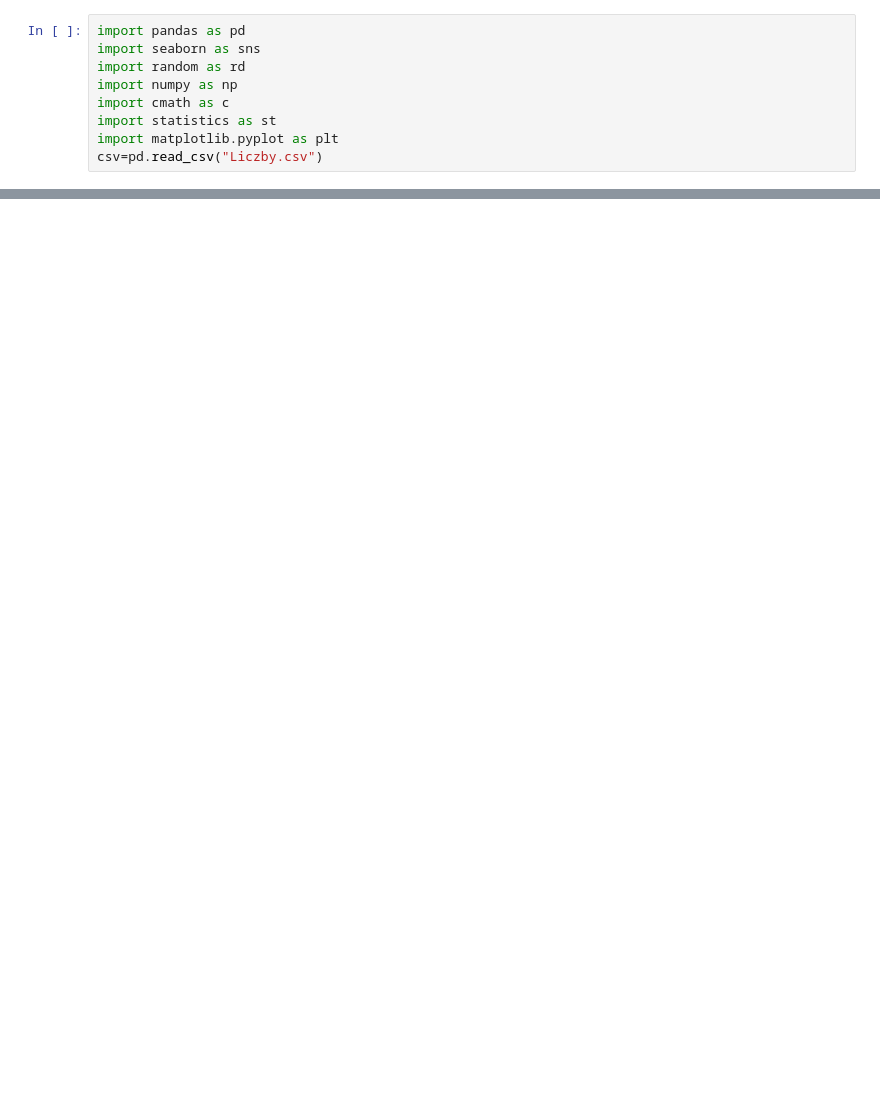
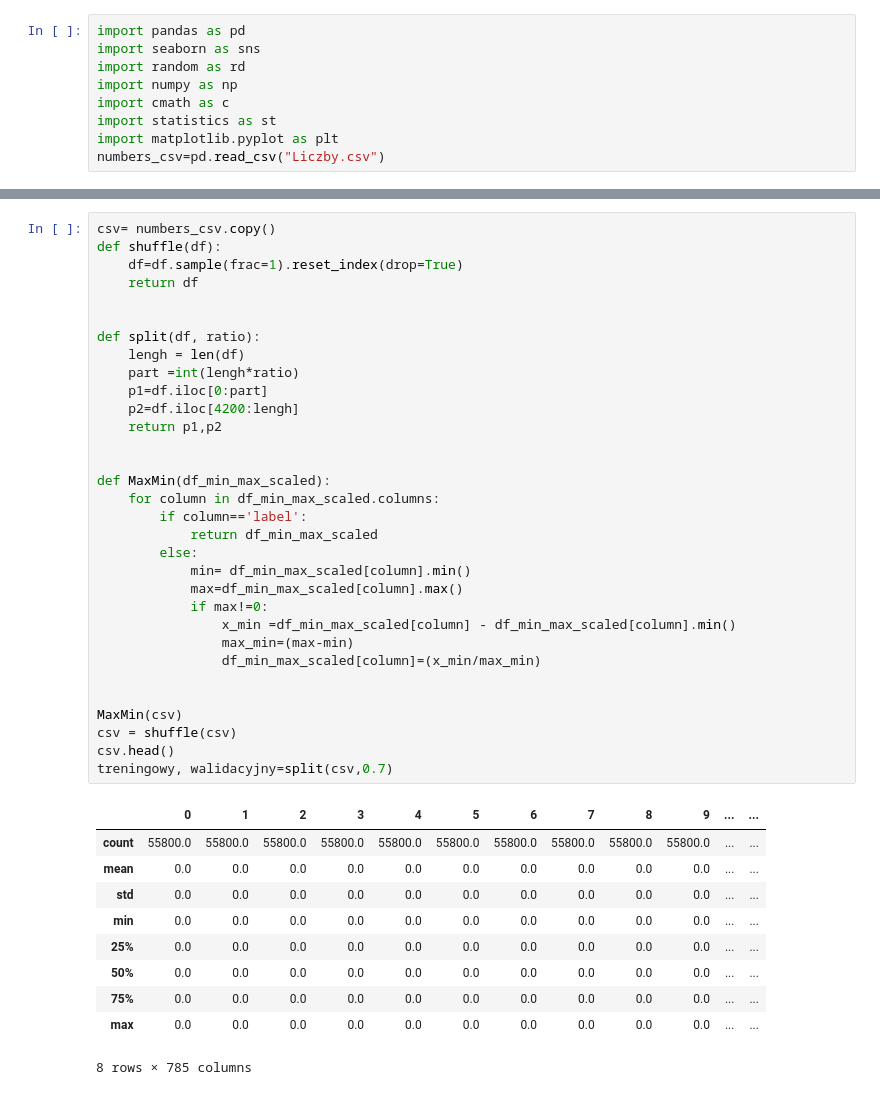
Before and after one commit to w0jd/ropoznawanie-cyfr, a Jupyter notebook: dane.ipynb, the cells around one changed output, grey strips where cells are left out. Cells and saved outputs as stored; diff of their text form; blank space fills up the shorter version.

Commit message:
shuffle split maxmin na dataframe

```diff
--- a/dane.ipynb
+++ b/dane.ipynb
@@ -6,7 +6,7 @@ import numpy as np
 import cmath as c
 import statistics as st
 import matplotlib.pyplot as plt
-csv=pd.read_csv("Liczby.csv")
+numbers_csv=pd.read_csv("Liczby.csv")
 # %%
 def shuffle(list1):
     list = rd.sample(list1, len(list1))
@@ -209 +223,44 @@ for i,ax in enumerate(axes.flat):
 [figure]
+# %%
+csv= numbers_csv.copy()
+def shuffle(df):
+    df=df.sample(frac=1).reset_index(drop=True)
+    return df
+
+
+def split(df, ratio):
+    lengh = len(df)
+    part =int(lengh*ratio)
+    p1=df.iloc[0:part]
+    p2=df.iloc[4200:lengh]
+    return p1,p2
+
+
+def MaxMin(df_min_max_scaled):
+    for column in df_min_max_scaled.columns:
+        if column=='label':
+            return df_min_max_scaled
+        else:
+            min= df_min_max_scaled[column].min()
+            max=df_min_max_scaled[column].max()
+            if max!=0:
+                x_min =df_min_max_scaled[column] - df_min_max_scaled[column].min()
+                max_min=(max-min)
+                df_min_max_scaled[column]=(x_min/max_min)
+
+
+MaxMin(csv)
+csv = shuffle(csv)
+csv.head()
+treningowy, walidacyjny=split(csv,0.7)
+# %% [output]
+|  | 0 | 1 | 2 | 3 | 4 | 5 | 6 | 7 | 8 | 9 | ... | ... |
+| count | 55800.0 | 55800.0 | 55800.0 | 55800.0 | 55800.0 | 55800.0 | 55800.0 | 55800.0 | 55800.0 | 55800.0 | ... | ... |
+| mean | 0.0 | 0.0 | 0.0 | 0.0 | 0.0 | 0.0 | 0.0 | 0.0 | 0.0 | 0.0 | ... | ... |
+| std | 0.0 | 0.0 | 0.0 | 0.0 | 0.0 | 0.0 | 0.0 | 0.0 | 0.0 | 0.0 | ... | ... |
+| min | 0.0 | 0.0 | 0.0 | 0.0 | 0.0 | 0.0 | 0.0 | 0.0 | 0.0 | 0.0 | ... | ... |
+| 25% | 0.0 | 0.0 | 0.0 | 0.0 | 0.0 | 0.0 | 0.0 | 0.0 | 0.0 | 0.0 | ... | ... |
+| 50% | 0.0 | 0.0 | 0.0 | 0.0 | 0.0 | 0.0 | 0.0 | 0.0 | 0.0 | 0.0 | ... | ... |
+| 75% | 0.0 | 0.0 | 0.0 | 0.0 | 0.0 | 0.0 | 0.0 | 0.0 | 0.0 | 0.0 | ... | ... |
+| max | 0.0 | 0.0 | 0.0 | 0.0 | 0.0 | 0.0 | 0.0 | 0.0 | 0.0 | 0.0 | ... | ... |
+8 rows × 785 columns
```
Also changed, not shown: parts of 6 cells of this notebook.
